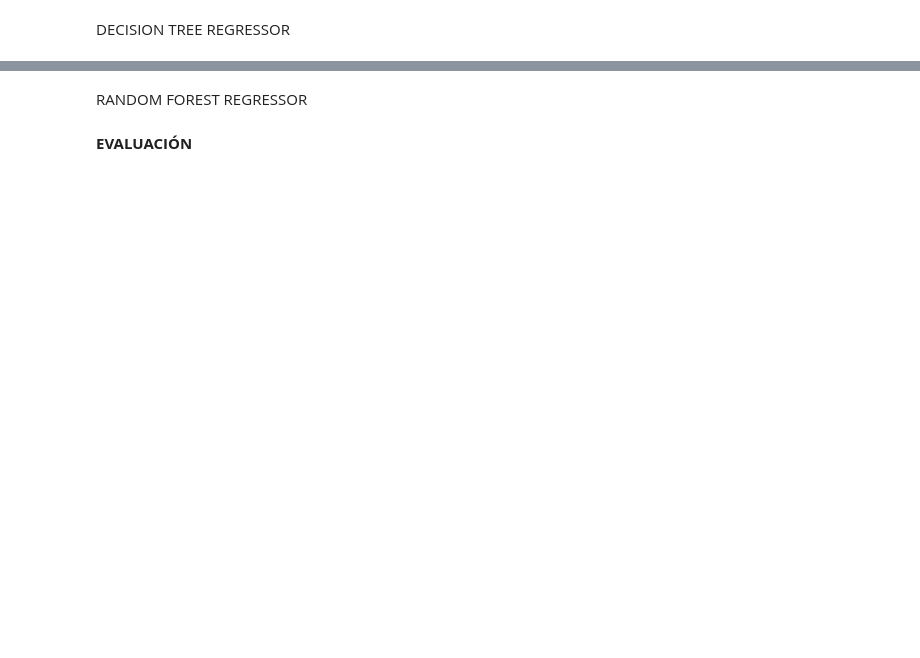
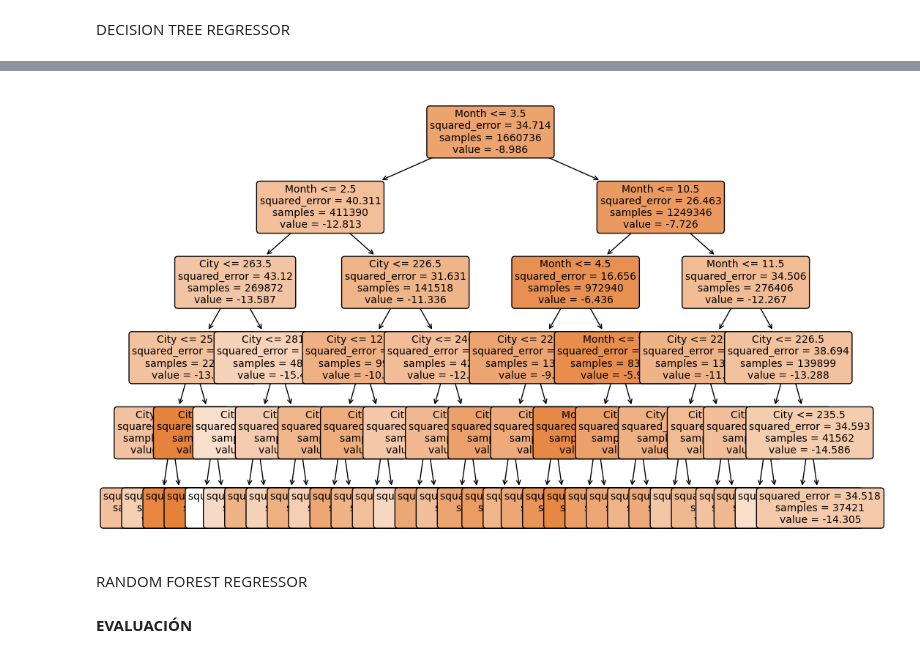
Before and after one commit to Vihelmet/Desafio, a Jupyter notebook: notebooks/ML.ipynb, the cells around one changed output, grey strips where cells are left out. Saved outputs shown, nothing was run; the diff lists cells and outputs as text; code cells hidden in the pictures; blank space fills up the shorter version.

```diff
--- a/notebooks/ML.ipynb
+++ b/notebooks/ML.ipynb
@@ -308,3 +308,17 @@ MAE: 2.778109234521604
+# %%
+from sklearn.tree import DecisionTreeRegressor, plot_tree
+import matplotlib.pyplot as plt
+
+# Crear y entrenar el modelo de regresión de árbol de decisión
+tree = DecisionTreeRegressor(max_depth=5)
+tree.fit(X_train, y_train)
+
+# Visualizar el árbol de decisión utilizando plot_tree
+plt.figure(figsize=(12, 8))
+plot_tree(tree, feature_names=X_train.columns, filled=True, rounded=True, fontsize=10)
+plt.show()
+# %% [output]
+[figure, added]
 # %%
 with open('../models/modelo_tree.pkl', 'wb') as modtree:
     pickle.dump(tree, modtree)
```
Also changed, not shown: parts of 11 cells of this notebook, 2 other files.
